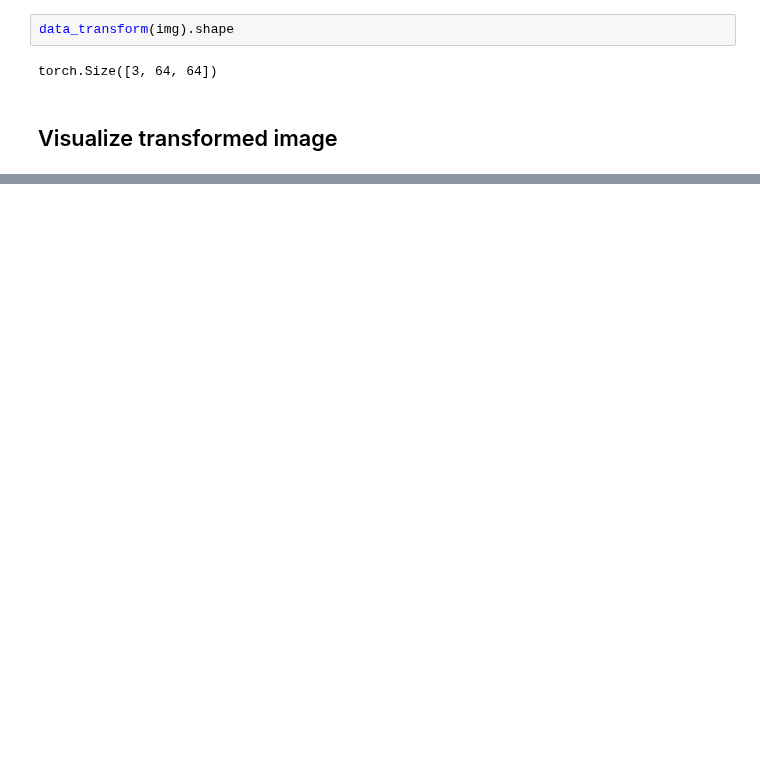
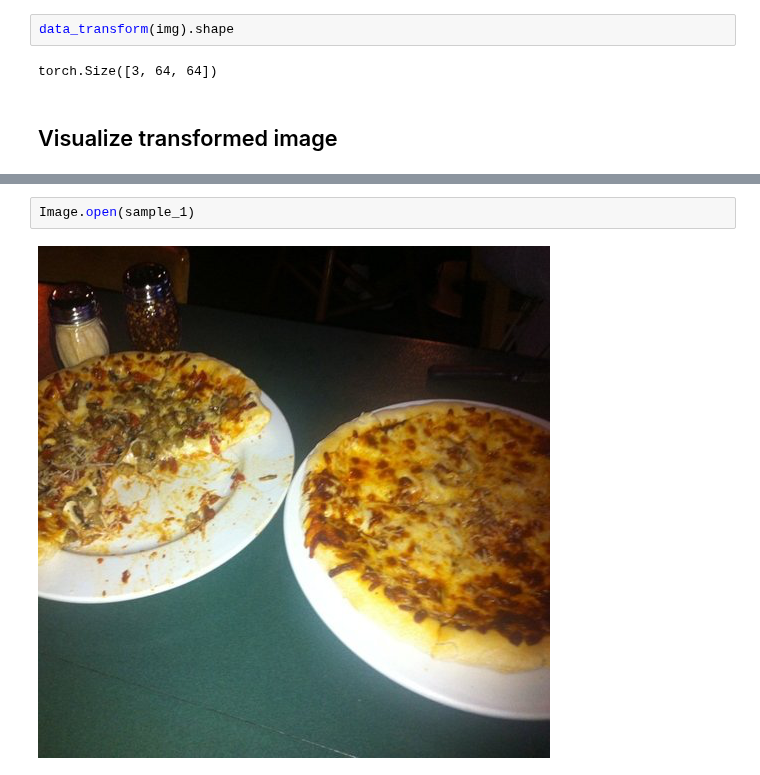
Before and after one commit to Tinonturja/PyTorch-Basics-with-Computer-Vision, a Jupyter notebook: Custom Dataset.ipynb, the cells around one changed output, grey strips where cells are left out. Drawn from its saved outputs; the diff is of its cells as text; blank space fills up the shorter version.

```diff
--- a/Custom Dataset.ipynb
+++ b/Custom Dataset.ipynb
@@ -259,0 +351,4 @@ def plot_transfromed_images(image_paths: list, transform,n =3, seed = None):
+# %%
+Image.open(sample_1)
+# %% [output]
+[figure, added]
```
Also changed, not shown: parts of 17 cells of this notebook, 1 other file.
